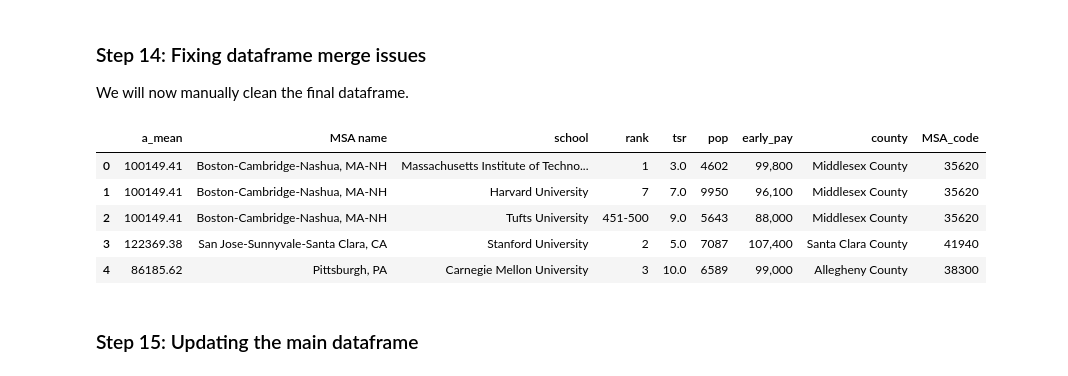
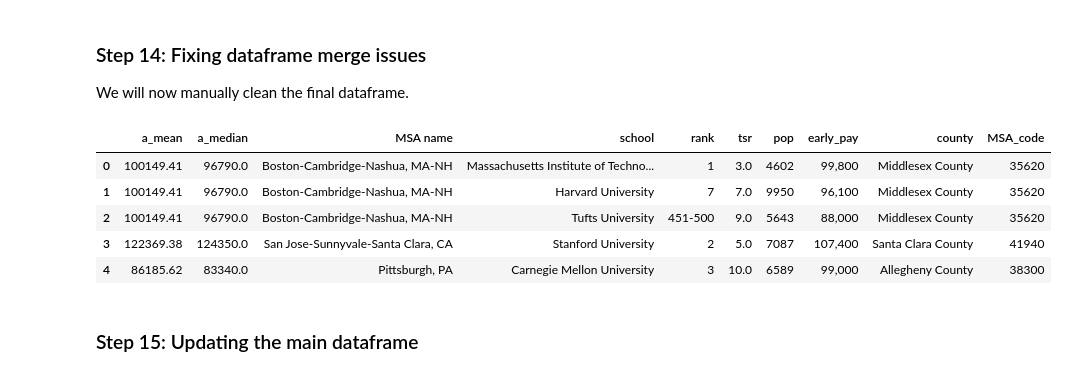
Before and after one commit to tangteresa/INFO2950-Project, a Jupyter notebook: Phase II Data Cleaning.ipynb, the cells around one changed output. Cells and saved outputs as stored; diff of their text form; code cells hidden in the pictures.

```diff
--- a/Phase II Data Cleaning.ipynb
+++ b/Phase II Data Cleaning.ipynb
@@ -476,9 +476,12 @@ orig_jobs= pd.read_csv("occupational_salary_filtered.csv")
 
 ## Data cleaning removes all null values
 orig_jobs = orig_jobs[orig_jobs['a_mean'] != "*"]
+orig_jobs = orig_jobs[orig_jobs['a_median'] != "*"]
 
 ## Convert data to numbers for easier calculations
 orig_jobs['a_mean'] = pd.to_numeric(orig_jobs['a_mean'])
+orig_jobs['a_median'] = pd.to_numeric(orig_jobs['a_median'])
+
 orig_jobs.head()
 # %% [output]
 |  | area | area_title | area_type | naics | naics_title | i_group | own_code | occ_code | occ_title | o_group | ... |
@@ -491,5 +494,6 @@ orig_jobs.head()
 # %%
 ## Group by metropolitan area, and calculate the mean salary per area
 ## Note: area_title is the metropolitan area name
-groupby_data = round(orig_jobs.groupby(['area_title']).mean(),2)
-groupby_data.head()
+groupby_data_mean = round(orig_jobs.groupby(['area_title']).mean(),2)
+groupby_data_median = round(orig_jobs.groupby(['area_title']).median(),2)
+groupby_data_mean['a_median'] = groupby_data_median['a_median']
@@ -504,6 +500,5 @@ groupby_data.head()
 # %%
 ## Cut out excess columns and save means to a new dataframe
-df_loc_mean = groupby_data[['a_mean']]
-
+df_loc_mean = groupby_data_mean[['a_mean', 'a_median']]
 df_loc_mean.head()
 # %% [output]
@@ -566,41 +561,72 @@ We will now manually clean the final dataframe.
 ## returning nulls that we now manually add
 
 ## First 25
 df3.at[0,'a_mean']= 100149.41
+df3.at[0,'a_median']= 96790
+
 df3.at[1,'a_mean']= 100149.41
+df3.at[1,'a_median']= 96790
+
 df3.at[2,'a_mean']= 100149.41
+df3.at[2,'a_median']= 96790
+
 df3.at[21,'a_mean']= 84375.62
+df3.at[21,'a_median']= 82105
+
 df3.at[24,'a_mean']= 100149.41
+df3.at[24,'a_median']= 96790
 
 ## Next 25
 df3.at[25,'a_mean']= 100149.41
+df3.at[25,'a_median']= 96790
+
 df3.at[27,'a_mean']= 98432.35
+df3.at[27,'a_median']= 99500
+
 df3.at[34,'a_mean']= 83679.41
+df3.at[34,'a_median']= 79800
+
 df3.at[36,'a_mean']= 91598.82
+df3.at[36,'a_median']= 89050
+
 
 ## Following 25
 df3.at[52,'a_mean']= 83364.71
-df3.at[60,'a_mean']= 83679.41
+df3.at[52,'a_median']= 84910
+
 
 ## Remaining
 df3.at[77,'a_mean']= 83151.88
+df3.at[77,'a_median']= 79535
+
 df3.at[87,'a_mean']= 89468.75
+df3.at[87,'a_median']= 91160
 
 ## Fixing nonmetropolitan areas by manually calculating annual mean wage
-## from https://www.bls.gov/oes/current/oes_1700002.htm#15-0000
+## from https://www.bls.gov/oes/current/oessrcma.htm
+## Washington State University index 60 is in a nonmetropolitan area
 ## Dartmouth index 64 is in a nonmetropolitan area
 ## Michigan Technological University index 84 is in nonmetropolitan area
+
+##df3.a_mean df3['school'] =='Washington State University']= 78,570
+
+df3.at[60,'a_mean']= 78570
+df3.at[60,'a_median']= 76640
+
 df3.at[64,'a_mean']= 80022.86
+df3.at[64,'a_median']= 82400
+
 df3.at[84,'a_mean']= 60551.67
+df3.at[84,'a_median']= 63560
 
 df3.head()
 # %% [output]
-|  | a_mean | MSA name | school | rank | tsr | pop | early_pay | county | MSA_code |
-| 0 | 100149.41 | Boston-Cambridge-Nashua, MA-NH | Massachusetts Institute of Techno... | 1 | 3.0 | 4602 | 99,800 | Middlesex County | 35620 |
-| 1 | 100149.41 | Boston-Cambridge-Nashua, MA-NH | Harvard University | 7 | 7.0 | 9950 | 96,100 | Middlesex County | 35620 |
-| 2 | 100149.41 | Boston-Cambridge-Nashua, MA-NH | Tufts University | 451-500 | 9.0 | 5643 | 88,000 | Middlesex County | 35620 |
-| 3 | 122369.38 | San Jose-Sunnyvale-Santa Clara, CA | Stanford University | 2 | 5.0 | 7087 | 107,400 | Santa Clara County | 41940 |
-| 4 | 86185.62 | Pittsburgh, PA | Carnegie Mellon University | 3 | 10.0 | 6589 | 99,000 | Allegheny County | 38300 |
+|  | a_mean | a_median | MSA name | school | rank | tsr | pop | early_pay | county | MSA_code |
+| 0 | 100149.41 | 96790.0 | Boston-Cambridge-Nashua, MA-NH | Massachusetts Institute of Techno... | 1 | 3.0 | 4602 | 99,800 | Middlesex County | 35620 |
+| 1 | 100149.41 | 96790.0 | Boston-Cambridge-Nashua, MA-NH | Harvard University | 7 | 7.0 | 9950 | 96,100 | Middlesex County | 35620 |
+| 2 | 100149.41 | 96790.0 | Boston-Cambridge-Nashua, MA-NH | Tufts University | 451-500 | 9.0 | 5643 | 88,000 | Middlesex County | 35620 |
+| 3 | 122369.38 | 124350.0 | San Jose-Sunnyvale-Santa Clara, CA | Stanford University | 2 | 5.0 | 7087 | 107,400 | Santa Clara County | 41940 |
+| 4 | 86185.62 | 83340.0 | Pittsburgh, PA | Carnegie Mellon University | 3 | 10.0 | 6589 | 99,000 | Allegheny County | 38300 |
 # %% [markdown]
 ### Step 15: Updating the main dataframe
 # %%
```
Also changed, not shown: parts of 8 cells of this notebook.
